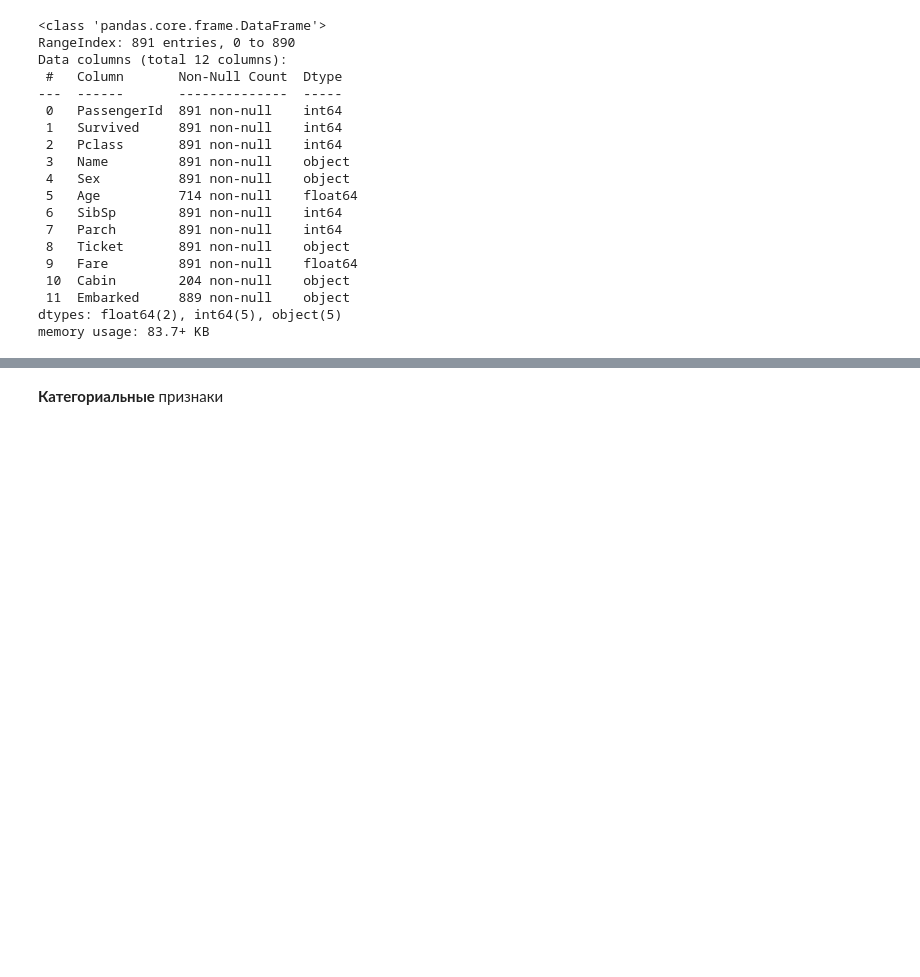
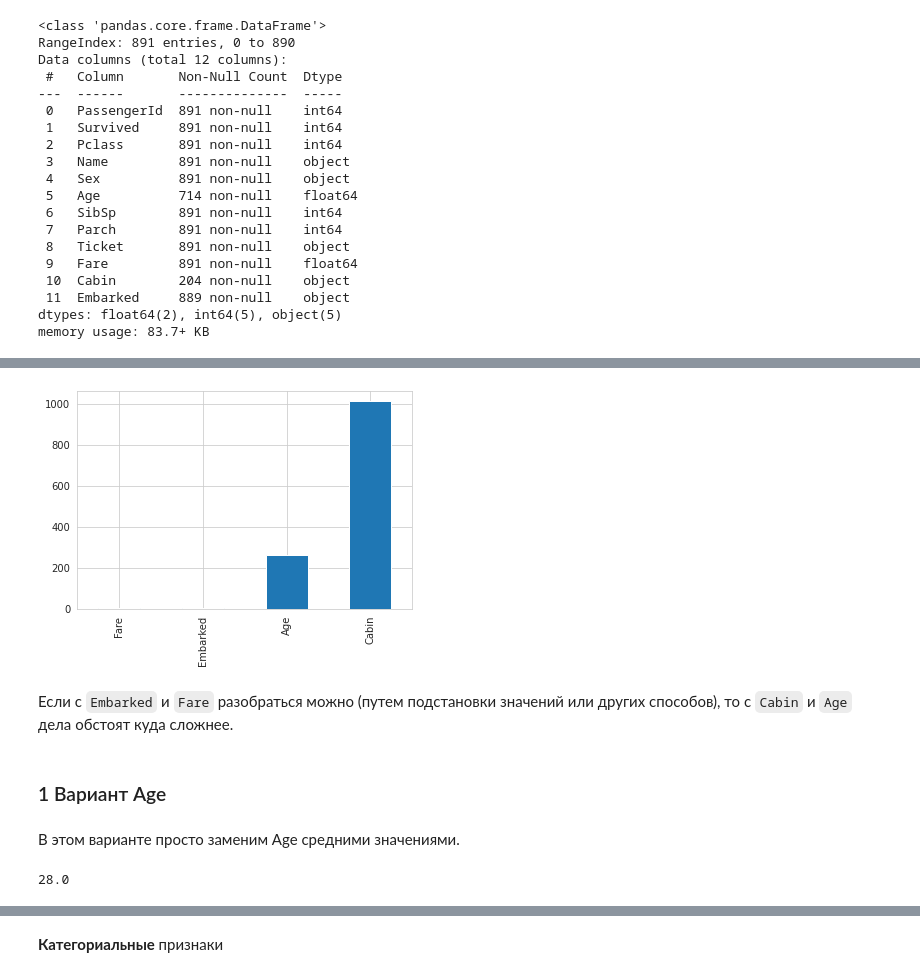
Before and after one commit to Lpshkn/Tutors, a Jupyter notebook: Practice/Titanic/Solution.ipynb, the cells around one changed output, grey strips where cells are left out. Cells and saved outputs as stored; diff of their text form; code cells hidden in the pictures; blank space fills up the shorter version.

Commit message:
Add processing missed values

```diff
--- a/Practice/Titanic/Solution.ipynb
+++ b/Practice/Titanic/Solution.ipynb
@@ -78,0 +110,20 @@ memory usage: 83.7+ KB
+# %%
+sns.set_style("whitegrid")
+missing = df_all.drop('Survived', axis=1).isnull().sum()
+missing = missing[missing > 0]
+missing.sort_values(inplace=True)
+missing.plot.bar()
+plt.show()
+# %% [output]
+[figure, added]
+# %% [markdown]
+Если с `Embarked` и `Fare` разобраться можно (путем подстановки значений или других способов), то с `Cabin` и `Age` дела обстоят куда сложнее.
+# %% [markdown]
+### 1 Вариант Age
+# %% [markdown]
+В этом варианте просто заменим Age средними значениями.
+# %%
+med_age = df_all['Age'].median()
+med_age
+# %% [output]
+28.0
```
Also changed, not shown: parts of 27 cells of this notebook.
